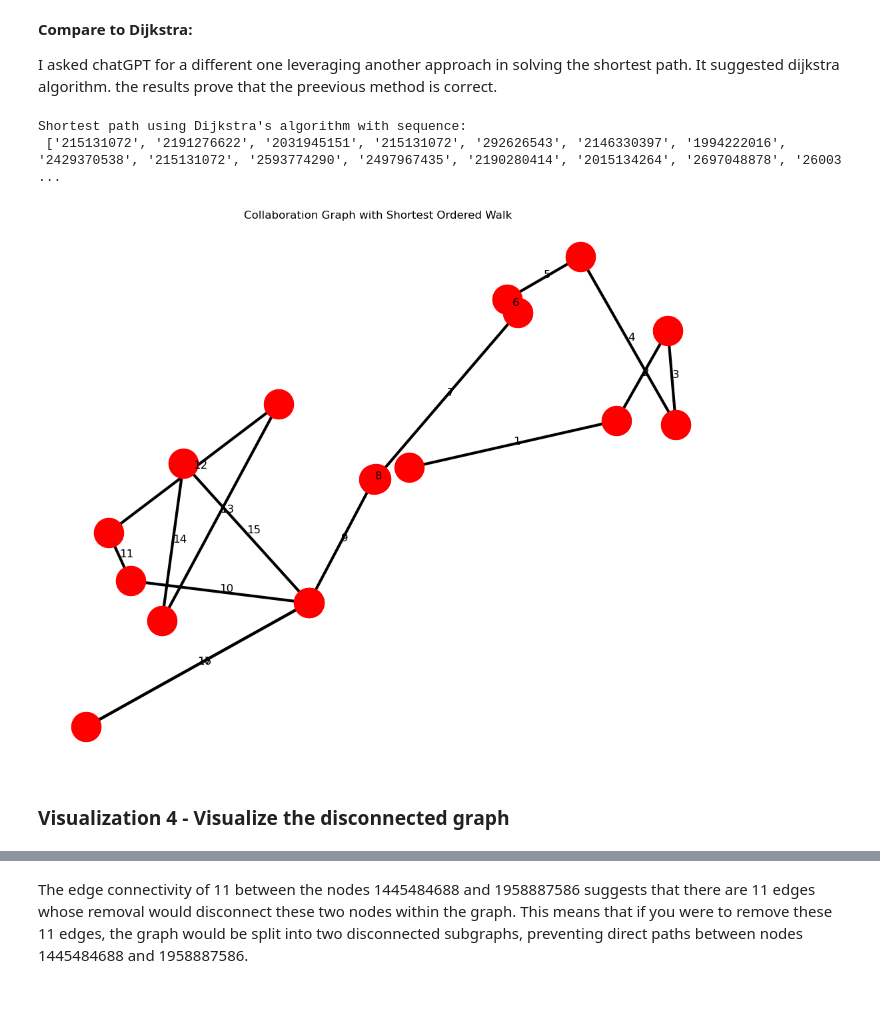
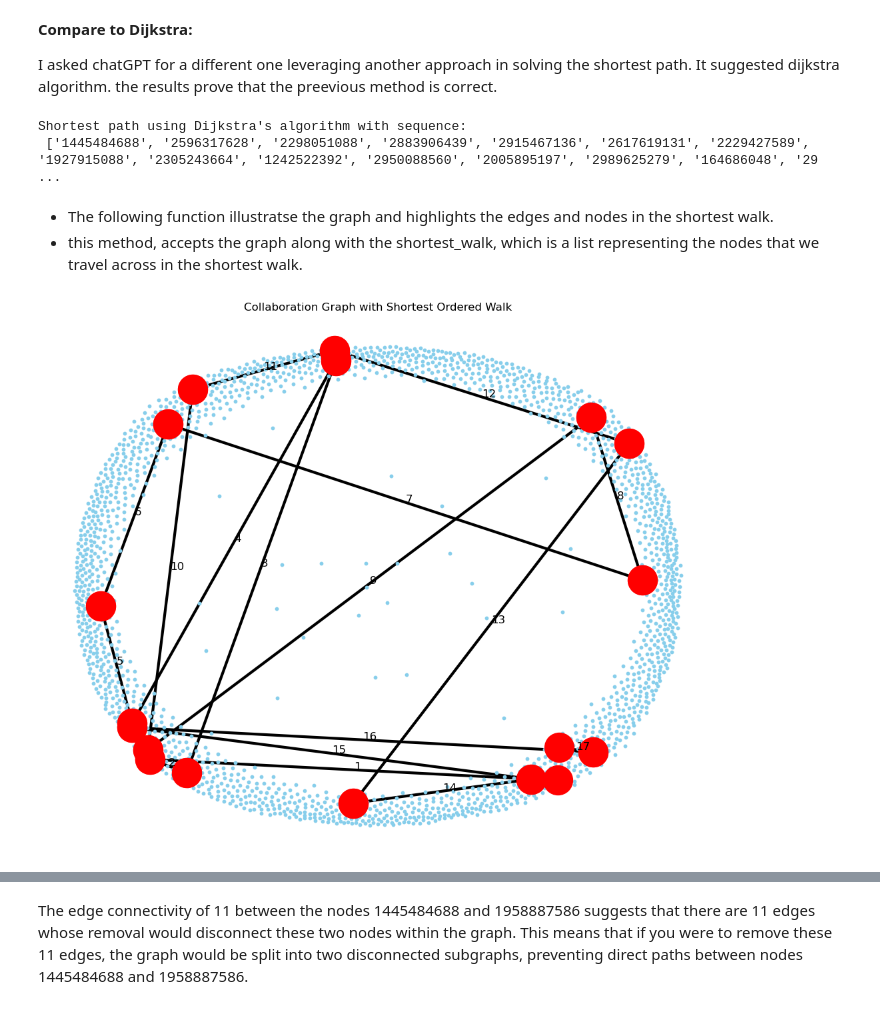
Before and after one commit to armanfeili/ADM-HW5, a Jupyter notebook: notebook 5.ipynb, the cells around one changed output, grey strips where cells are left out. Drawn from its saved outputs; the diff is of its cells as text; code cells hidden in the pictures.

```diff
--- a/notebook 5.ipynb
+++ b/notebook 5.ipynb
@@ -276,3 +268,18 @@ citation_graph, collaboration_graph = read_graphs()
+# %%
+def read_graphs():
+    citation_graph = nx.read_graphml('./Citation_Graph.graphml')
+    collaboration_graph = nx.read_graphml('./Collaboration_Graph.graphml')
+    return citation_graph, collaboration_graph
+
+# Read graphs
+citation_graph, collaboration_graph = read_graphs()
+
+# This method, creates a subgraph from a given graph with N number of first nodes to consider
+def create_subgraph(graph, N):
+    subset_nodes = list(graph.nodes())[:N]  # Selects the first 'N' nodes in the graph
+    subgraph = nx.Graph()  # Creates an empty graph object
+    subgraph.add_nodes_from(subset_nodes)  # Adds the subset_nodes to the subgraph
+    return subgraph
 # %% [markdown]
 - In the following method, we calculate the number of nodes and edges, deensity, Degree-related values for a given graph including degree distribution, average degree amount, hubs, and a boolean is_dense variable.
 
@@ -617,11 +684,11 @@ Shortest ordered walk: There is no such path.
 # %%
-# Usage for connected nodes in graph:
+# Usage for connected nodes in collaboration graph:
 authors_sequence = ['2596317628', '2298051088', '2883906439', '2915467136', '2617619131', '2229427589', '1927915088', '2305243664', '1242522392', '2950088560', '2005895197', '2989625279', '164686048', '2923283658', '2279919673', '2113463369']
 start_author = '1445484688'
 end_author = '1958887586'
 
-result = shortest_ordered_walk(collaboration_graph, authors_sequence, start_author, end_author)
-print("Shortest ordered walk:\n", result)
+shortest_ordered_walk_result = shortest_ordered_walk(collaboration_graph, authors_sequence, start_author, end_author)
+print("Shortest ordered walk:\n", shortest_ordered_walk_result)
 # %% [output]
 Shortest ordered walk:
  ['1445484688', '2596317628', '2298051088', '2883906439', '2915467136', '2617619131', '2229427589', '1927915088', '2305243664', '1242522392', '2950088560', '2005895197', '2989625279', '164686048', '29 ...
@@ -645,46 +712,47 @@ def shortest_path_dijkstra(graph, authors_sequence, start_author, end_author):
     except nx.NetworkXNoPath:
         return "There is no such path."
 
-authors_sequence = ['2191276622', '2031945151', '292626543', '2146330397', '1994222016', '2429370538', '2593774290', '2497967435', '2190280414', '2015134264', '2697048878', '2600316320']
-start_author = '215131072'
-end_author = '2497787018'
+authors_sequence = ['2596317628', '2298051088', '2883906439', '2915467136', '2617619131', '2229427589', '1927915088', '2305243664', '1242522392', '2950088560', '2005895197', '2989625279', '164686048', '2923283658', '2279919673', '2113463369']
+start_author = '1445484688'
+end_author = '1958887586'
 
 result_dijkstra_sequence = shortest_path_dijkstra(collaboration_graph, authors_sequence, start_author, end_author)
 print("Shortest path using Dijkstra's algorithm with sequence:\n", result_dijkstra_sequence)
 # %% [output]
 Shortest path using Dijkstra's algorithm with sequence:
- ['215131072', '2191276622', '2031945151', '215131072', '292626543', '2146330397', '1994222016', '2429370538', '215131072', '2593774290', '2497967435', '2190280414', '2015134264', '2697048878', '26003 ...
+ ['1445484688', '2596317628', '2298051088', '2883906439', '2915467136', '2617619131', '2229427589', '1927915088', '2305243664', '1242522392', '2950088560', '2005895197', '2989625279', '164686048', '29 ...
+# %% [markdown]
+- The following function illustratse the graph and highlights the edges and nodes in the shortest walk.
+- this method, accepts the graph along with the shortest_walk, which is a list representing the nodes that we travel across in the shortest walk.
 # %%
-def plot_shortest_walk(graph, shortest_walk):
+def plot_shortest_walk(subgraph, shortest_walk):
 
-    subgraph = collab_G.subgraph(list(graph.nodes())[:300])
-
-    pos = nx.spring_layout(graph)  # Define the layout for the graph
-
+    pos = nx.spring_layout(subgraph)  # Define the layout for the graph
     plt.figure(figsize=(10, 8))
 
-    # Draw the graph
-    nx.draw(subgraph, pos, with_labels=True, node_size=1000, node_color='skyblue')
+    # Draw the graph - We pass the sub-graph, so all nodes of subgraph will be displayed.
+    nx.draw(subgraph, pos, with_labels=False, node_size=10, node_color='skyblue')
 
-    # Highlight nodes and edges in the shortest walk
+    # Highlight nodes and edges in the shortest walk - iterate through the nodes
     for i in range(len(shortest_walk) - 1):
         current_node = shortest_walk[i]
         next_node = shortest_walk[i + 1]
 
-        # Highlight nodes in the shortest walk
+        # Highlight nodes in the shortest walk - draw the nodes that are connected and we want to set a path through them.
         nx.draw_networkx_nodes(
             subgraph, pos,
             nodelist=[current_node, next_node],
             node_color='red', node_size=1000
         )
 
+        # Draw the path (arrows)
         nx.draw_networkx_edges(
             subgraph, pos,
             edgelist=[(current_node, next_node)],
             edge_color='black', width=3, arrows=True
         )
 
-        # Annotate edges with their order in the shortest walk
+        # Annotate edges with their order in the shortest walk - write numbers (steps) on each arrow of the path
         edge_label = i + 1
         edge_pos = pos[current_node] + (pos[next_node] - pos[current_node]) / 2
         plt.text(edge_pos[0], edge_pos[1], str(edge_label), fontsize=12, color='black')
@@ -692,9 +760,10 @@ def plot_shortest_walk(graph, shortest_walk):
     plt.title('Collaboration Graph with Shortest Ordered Walk')
     plt.axis('off')
     plt.show()
-# %%
-plot_shortest_walk(collaboration_graph, result)
-# %% [output]
-[figure, removed]
-# %% [markdown]
-### Visualization 4 - Visualize the disconnected graph
+# %%
+# Consider just first 2000 nodes:
+collaboration_subgraph = create_subgraph(collaboration_graph, 2000)
+# %%
+plot_shortest_walk(collaboration_subgraph, shortest_ordered_walk_result)
+# %% [output]
+[figure, added]
```
Also changed, not shown: parts of 37 cells of this notebook.
